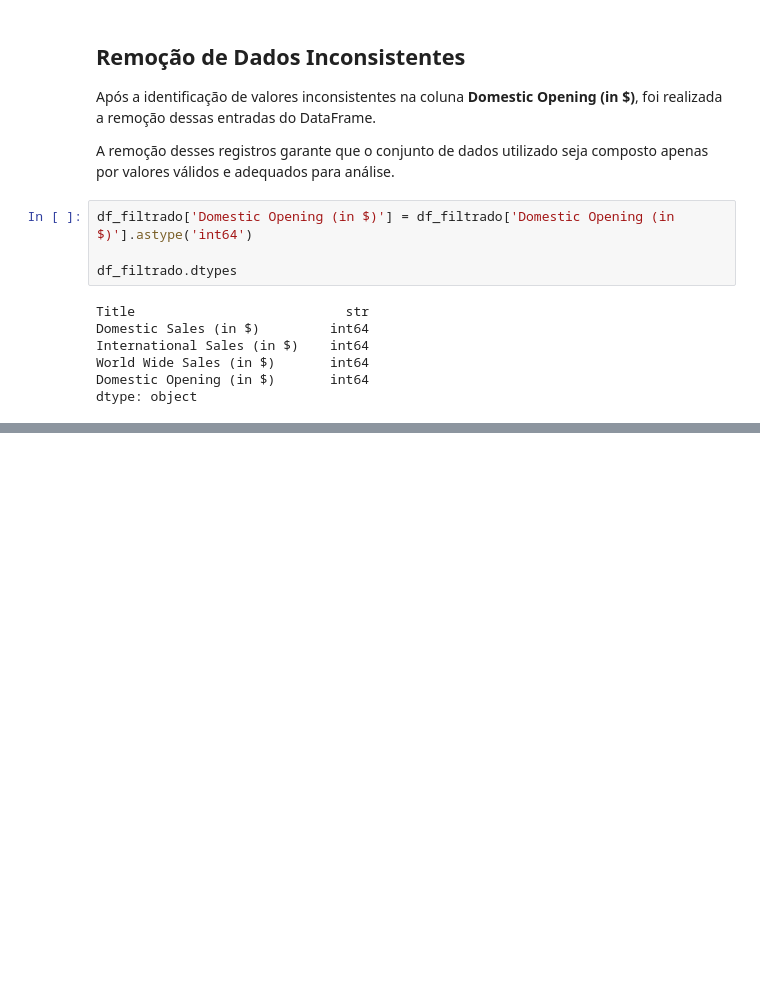
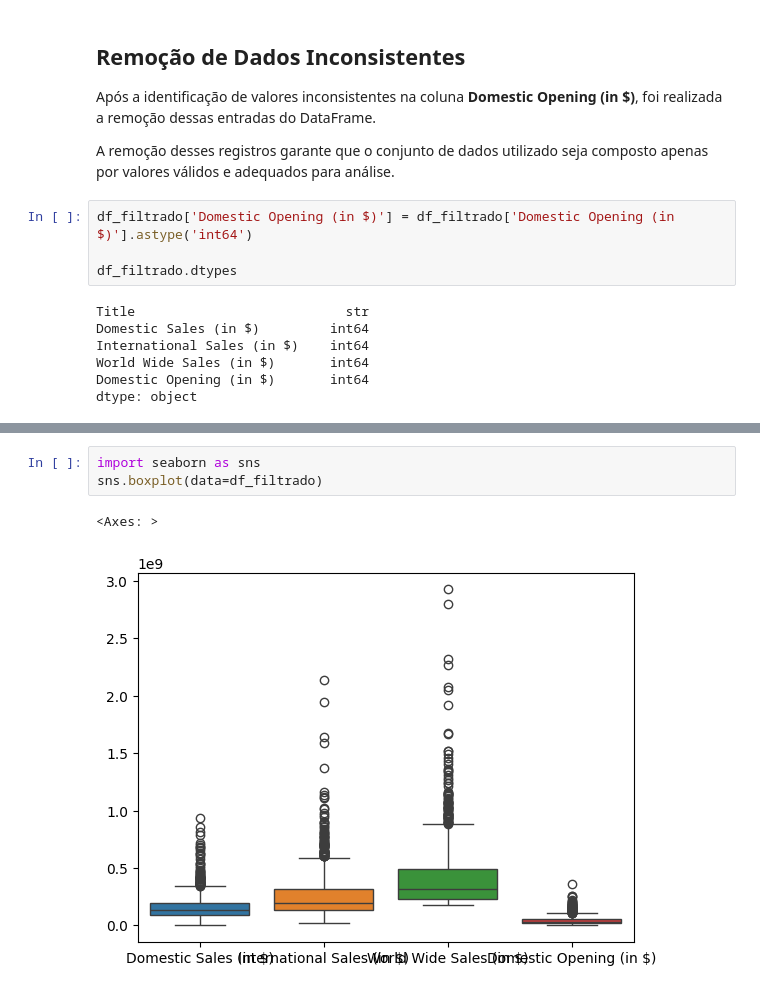
Before and after one commit to gabrielaniceto1/TrabalhoEstatistica, a Jupyter notebook: pergunta3.ipynb, the cells around one changed output, grey strips where cells are left out. Cells and saved outputs as stored; diff of their text form; blank space fills up the shorter version.

```diff
--- a/pergunta3.ipynb
+++ b/pergunta3.ipynb
@@ -167,0 +195,6 @@ dtype: object
+# %%
+import seaborn as sns
+sns.boxplot(data=df_filtrado)
+# %% [output]
+<Axes: >
+[figure, added]
```
Also changed, not shown: parts of 3 cells of this notebook.
